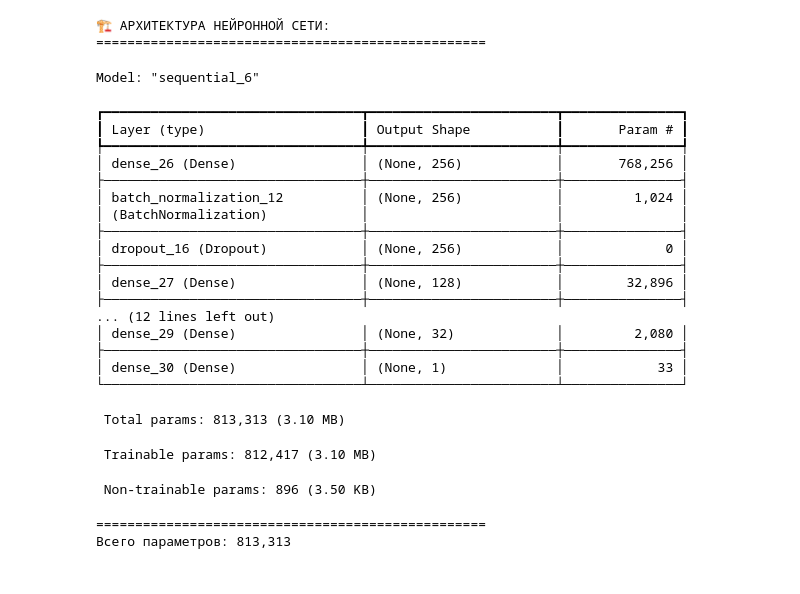
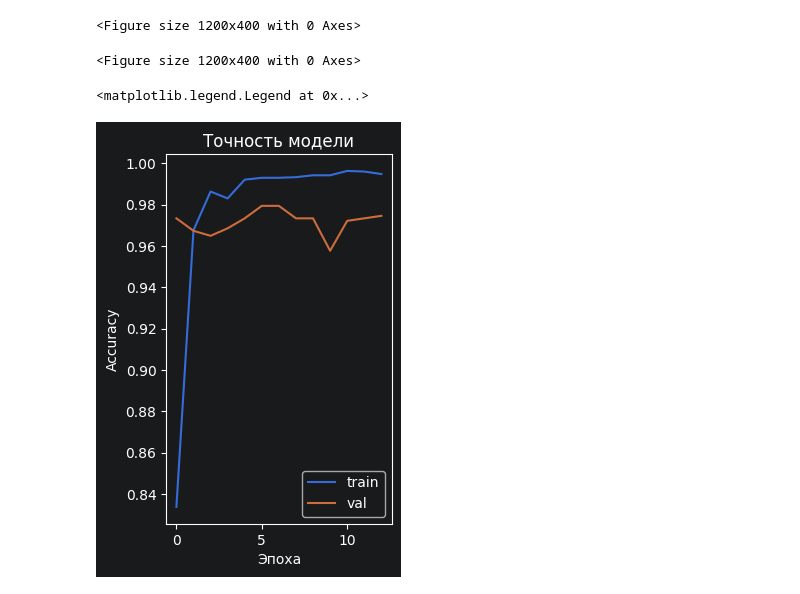
Before and after one commit to FLIPPED-RN/neyronka, a Jupyter notebook: neyronka.ipynb, the cells around one changed output. Saved outputs shown, nothing was run; the diff lists cells and outputs as text; code cells hidden in the pictures.

Commit message:
learn file - update v5

```diff
--- a/neyronka.ipynb
+++ b/neyronka.ipynb
@@ -19,3 +13,3 @@ sns.set_palette("husl")
 # %%
-df = pd.read_csv('Nazarov.csv', index_col=0)
+df = pd.read_csv('Nazarov.csv')
 # %%
@@ -112,23 +109,9 @@ print("личные письма чаще содержат слова:", ', '.jo
 # %%
-model = Sequential([
-    # входной слой + первый скрытый слой
-    Dense(256, activation='relu', input_shape=(X_train.shape[1],)),
-    BatchNormalization(),
-    Dropout(0.4),
-
-    # второй скрытый слой
-    Dense(128, activation='relu'),
-    BatchNormalization(),
-    Dropout(0.3),
-
-    # третий скрытый слой
-    Dense(64, activation='relu'),
-    BatchNormalization(),
-    Dropout(0.2),
-
-    # четвертый скрытый слой
-    Dense(32, activation='relu'),
-
-    # выходной слой (1 нейрон для бинарной классификации)
-    Dense(1, activation='sigmoid')
-])
+history = model.fit(
+    X_train, y_train,
+    validation_split=0.2,
+    epochs=50,
+    batch_size=32,
+    callbacks=[early_stop],
+    verbose=1
+)
@@ -135,39 +136,17 @@ model = Sequential([
 # %%
-model.compile(
-    optimizer=Adam(learning_rate=0.001),
-    loss='binary_crossentropy',
-    metrics=['accuracy', tf.keras.metrics.Precision(), tf.keras.metrics.Recall()]
-)
+plt.figure(figsize=(12, 4))
+# %% [output]
+<Figure size 1200x400 with 0 Axes>
+<Figure size 1200x400 with 0 Axes>
 # %%
-print("🏗️ АРХИТЕКТУРА НЕЙРОННОЙ СЕТИ:")
-print("=" * 50)
-model.summary()
-print("=" * 50)
-print(f"Всего параметров: {model.count_params():,}")
+plt.subplot(1, 2, 1)
+plt.plot(history.history['accuracy'], label='train')
+plt.plot(history.history['val_accuracy'], label='val')
+plt.title('Точность модели')
+plt.xlabel('Эпоха')
+plt.ylabel('Accuracy')
+plt.legend()
 # %% [output]
-🏗️ АРХИТЕКТУРА НЕЙРОННОЙ СЕТИ:
-==================================================
+<matplotlib.legend.Legend at 0x...>
-Model: "sequential_6"
-┏━━━━━━━━━━━━━━━━━━━━━━━━━━━━━━━━━┳━━━━━━━━━━━━━━━━━━━━━━━━┳━━━━━━━━━━━━━━━┓
-┃ Layer (type)                    ┃ Output Shape           ┃       Param # ┃
-┡━━━━━━━━━━━━━━━━━━━━━━━━━━━━━━━━━╇━━━━━━━━━━━━━━━━━━━━━━━━╇━━━━━━━━━━━━━━━┩
-│ dense_26 (Dense)                │ (None, 256)            │       768,256 │
-├─────────────────────────────────┼────────────────────────┼───────────────┤
-│ batch_normalization_12          │ (None, 256)            │         1,024 │
-│ (BatchNormalization)            │                        │               │
-├─────────────────────────────────┼────────────────────────┼───────────────┤
-│ dropout_16 (Dropout)            │ (None, 256)            │             0 │
-├─────────────────────────────────┼────────────────────────┼───────────────┤
-│ dense_27 (Dense)                │ (None, 128)            │        32,896 │
-├─────────────────────────────────┼────────────────────────┼───────────────┤
-... (12 lines left out)
-│ dense_29 (Dense)                │ (None, 32)             │         2,080 │
-├─────────────────────────────────┼────────────────────────┼───────────────┤
-│ dense_30 (Dense)                │ (None, 1)              │            33 │
-└─────────────────────────────────┴────────────────────────┴───────────────┘
- Total params: 813,313 (3.10 MB)
- Trainable params: 812,417 (3.10 MB)
- Non-trainable params: 896 (3.50 KB)
-==================================================
-Всего параметров: 813,313
+[figure, added]
 # %%
```
Also changed, not shown: parts of 22 cells of this notebook, 5 other files.
